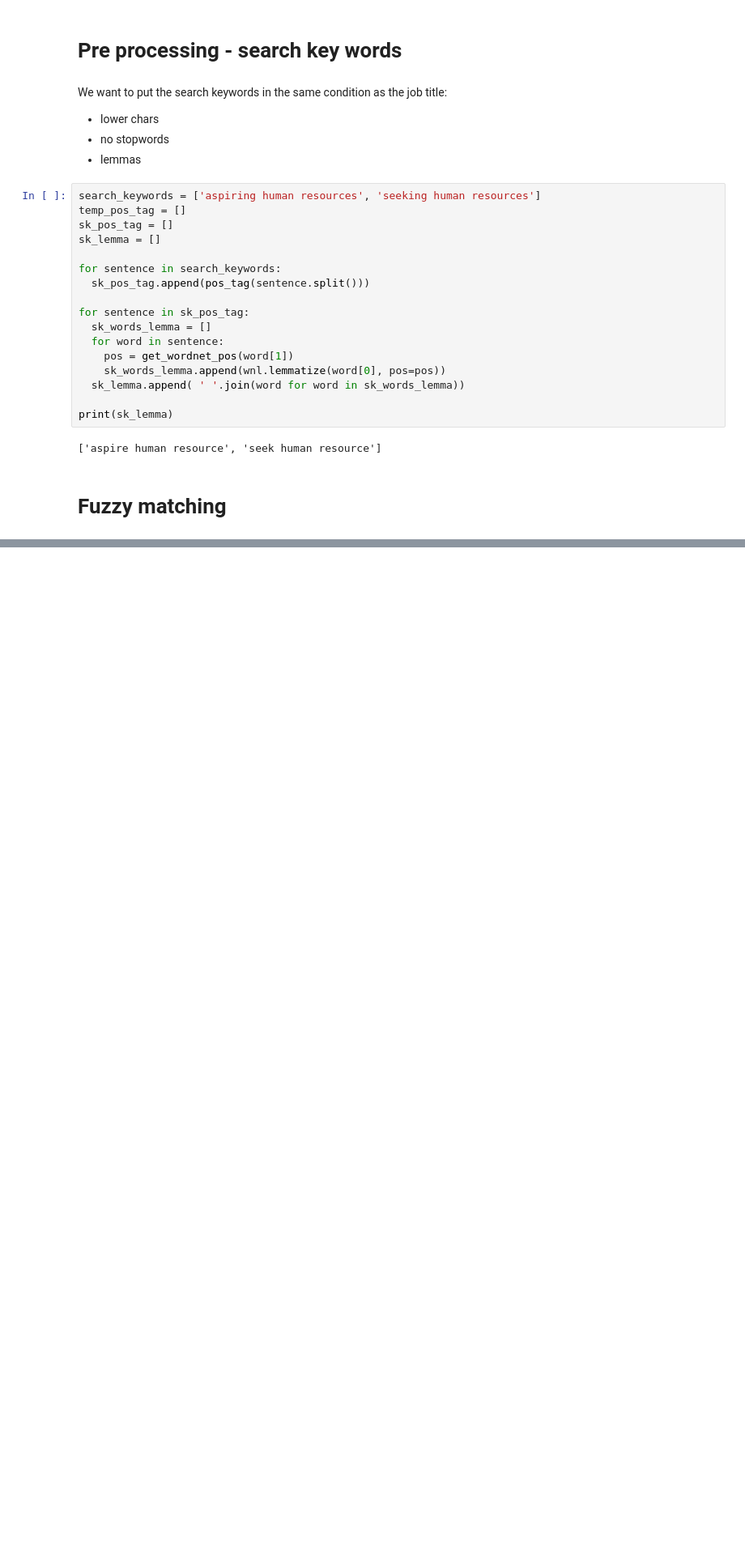
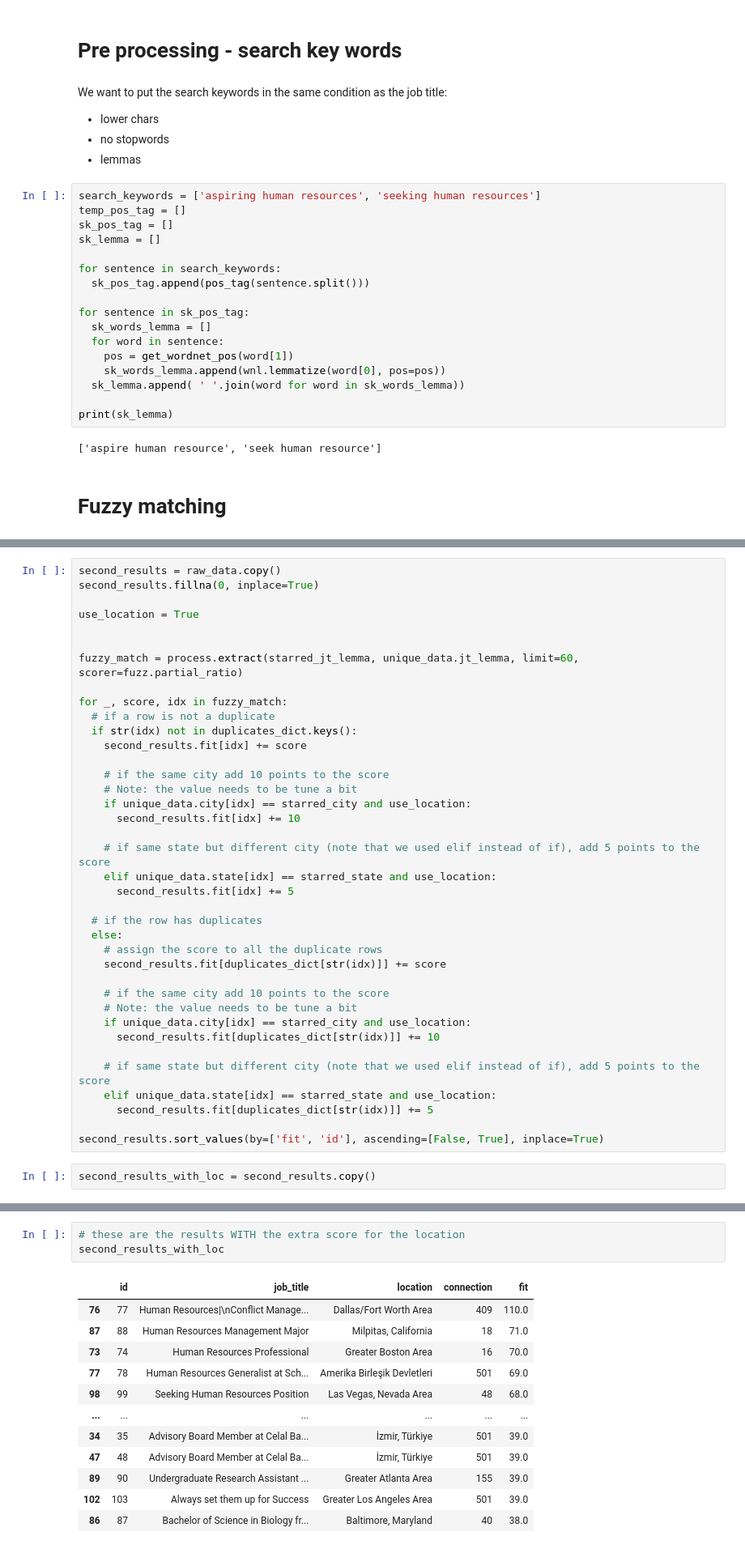
Before and after one commit to Ilvecho/Potential-Talent, a Jupyter notebook: P3_notebook.ipynb, the cells around one changed output, grey strips where cells are left out. Shown at 81% size. Drawn from its saved outputs; the diff is of its cells as text; blank space fills up the shorter version.

```diff
--- a/P3_notebook.ipynb
+++ b/P3_notebook.ipynb
@@ -486,0 +518,40 @@ all the job titles exactly matching the search keyword are on top, while the one
+# %%
+second_results = raw_data.copy()
+second_results.fillna(0, inplace=True)
+
+use_location = True
+
+
+fuzzy_match = process.extract(starred_jt_lemma, unique_data.jt_lemma, limit=60, scorer=fuzz.partial_ratio)
+
+for _, score, idx in fuzzy_match:
+  # if a row is not a duplicate
+  if str(idx) not in duplicates_dict.keys():
+    second_results.fit[idx] += score
+
+    # if the same city add 10 points to the score
+    # Note: the value needs to be tune a bit
+    if unique_data.city[idx] == starred_city and use_location:
+      second_results.fit[idx] += 10
+
+    # if same state but different city (note that we used elif instead of if), add 5 points to the score
+    elif unique_data.state[idx] == starred_state and use_location:
+      second_results.fit[idx] += 5
+
+  # if the row has duplicates
+  else:
+    # assign the score to all the duplicate rows
+    second_results.fit[duplicates_dict[str(idx)]] += score
+
+    # if the same city add 10 points to the score
+    # Note: the value needs to be tune a bit
+    if unique_data.city[idx] == starred_city and use_location:
+      second_results.fit[duplicates_dict[str(idx)]] += 10
+
+    # if same state but different city (note that we used elif instead of if), add 5 points to the score
+    elif unique_data.state[idx] == starred_state and use_location:
+      second_results.fit[duplicates_dict[str(idx)]] += 5
+
+second_results.sort_values(by=['fit', 'id'], ascending=[False, True], inplace=True)
+# %%
+second_results_with_loc = second_results.copy()
@@ -486,0 +575,16 @@ all the job titles exactly matching the search keyword are on top, while the one
+# %%
+# these are the results WITH the extra score for the location
+second_results_with_loc
+# %% [output]
+|  | id | job_title | location | connection | fit |
+| 76 | 77 | Human Resources|\nConflict Manage... | Dallas/Fort Worth Area | 409 | 110.0 |
+| 87 | 88 | Human Resources Management Major | Milpitas, California | 18 | 71.0 |
+| 73 | 74 | Human Resources Professional | Greater Boston Area | 16 | 70.0 |
+| 77 | 78 | Human Resources Generalist at Sch... | Amerika Birleşik Devletleri | 501 | 69.0 |
+| 98 | 99 | Seeking Human Resources Position | Las Vegas, Nevada Area | 48 | 68.0 |
+| ... | ... | ... | ... | ... | ... |
+| 34 | 35 | Advisory Board Member at Celal Ba... | İzmir, Türkiye | 501 | 39.0 |
+| 47 | 48 | Advisory Board Member at Celal Ba... | İzmir, Türkiye | 501 | 39.0 |
+| 89 | 90 | Undergraduate Research Assistant ... | Greater Atlanta Area | 155 | 39.0 |
+| 102 | 103 | Always set them up for Success | Greater Los Angeles Area | 501 | 39.0 |
+| 86 | 87 | Bachelor of Science in Biology fr... | Baltimore, Maryland | 40 | 38.0 |
```
Also changed, not shown: parts of 10 cells of this notebook.
